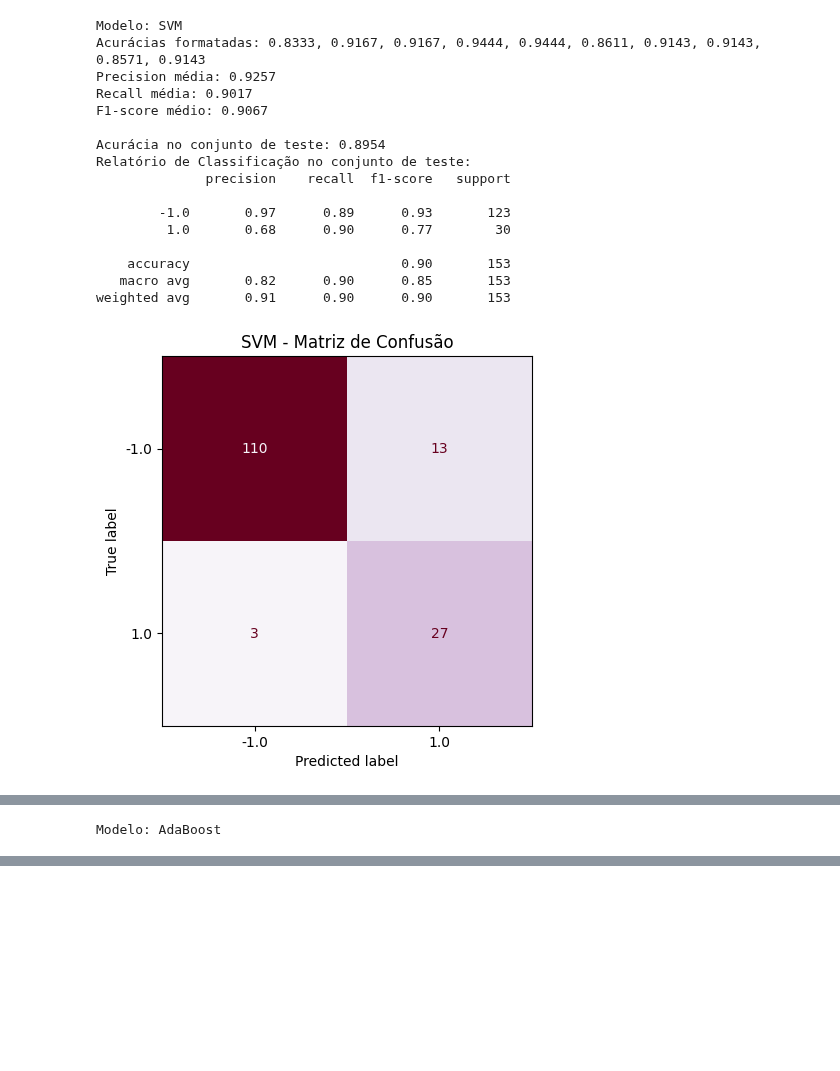
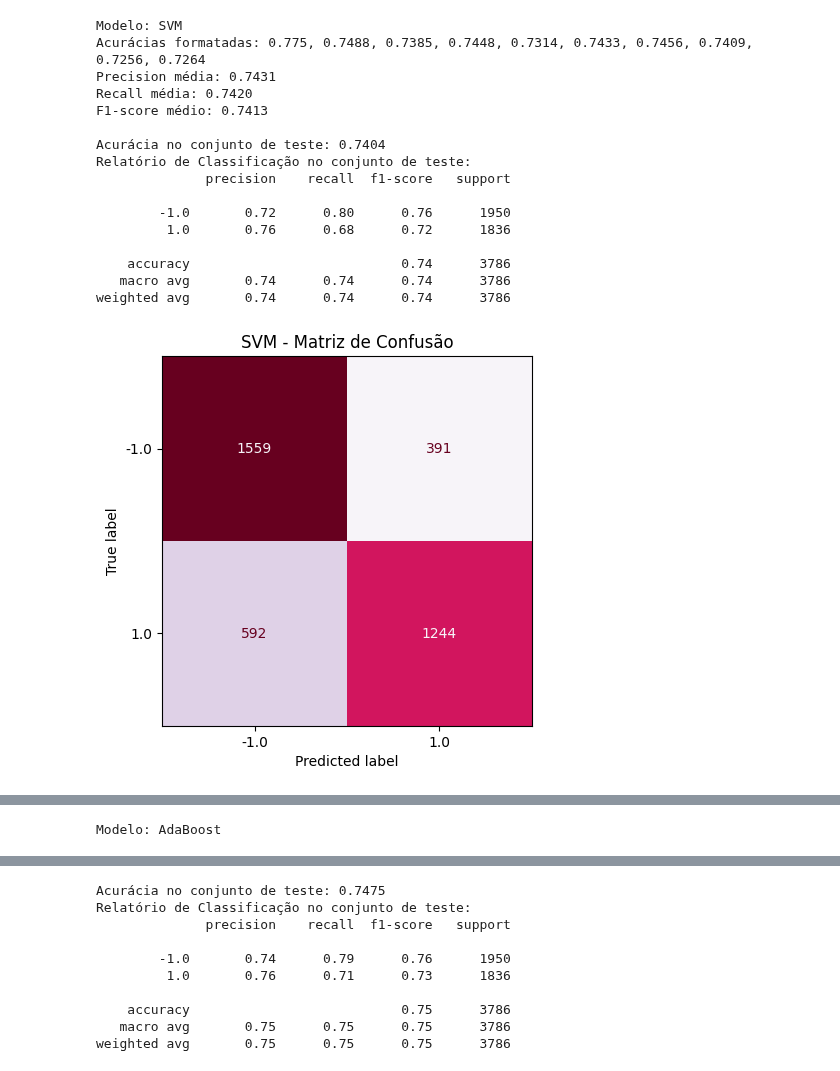
Before and after one commit to wanessabezerra/dataframe-bsi, a Jupyter notebook: dataframe-bsi/classificacaobase.ipynb, the cells around one changed output, grey strips where cells are left out. Saved outputs shown, nothing was run; the diff lists cells and outputs as text; code cells hidden in the pictures; blank space fills up the shorter version.

```diff
--- a/dataframe-bsi/classificacaobase.ipynb
+++ b/dataframe-bsi/classificacaobase.ipynb
@@ -19,11 +19,11 @@ import shap
 import joblib
 
 # Carregar os dados
-#df_dados = pd.read_csv('df_ORIGINAL_328.csv', sep=',')
-#df_dados = pd.read_csv('df_ORIGINAL_148.csv', sep=',')
-#df_dados = pd.read_csv('df_CONJUNTO_A.csv', sep=',')
-#df_dados = pd.read_csv('df_CONJUNTO_B.csv', sep=',')
-df_dados = pd.read_csv('df_CONJUNTO_C.csv', sep=',')
+#df= pd.read_csv('df_ORIGINAL_328.csv', sep=',')
+#df = pd.read_csv('df_ORIGINAL_148.csv', sep=',')
+df = pd.read_csv('df_CONJUNTO_A.csv', sep=',')
+#df = pd.read_csv('df_CONJUNTO_B.csv', sep=',')
+#df = pd.read_csv('df_CONJUNTO_C.csv', sep=',')
 
 # Substituir vírgulas por pontos em todas as colunas que podem conter números representados como strings
 df = df.replace(',', '.', regex=True)
@@ -37,28 +37,29 @@ scaler = StandardScaler()
 X_scaled = scaler.fit_transform(X)
 
 # Dividir os dados em conjunto de treinamento e teste
-X_train, X_test, y_train, y_test = train_test_split(X_scaled, y, test_size=0.3, random_state=95, stratify=y)
+X_train, X_test, y_train, y_test = train_test_split(X_scaled, y, test_size=0.3, random_state=42, stratify=y)
 
 # Configurar a validação cruzada estratificada com 10 pastas
-kf = StratifiedKFold(n_splits=10, shuffle=True, random_state=95)
+kf = StratifiedKFold(n_splits=10, shuffle=True, random_state=42)
 
 # Definir os classificadores
 classifiers = {
-    'Logistic Regression': LogisticRegression(random_state=95, max_iter=2000, solver='liblinear', C=1.0),
-    'SVM': SVC(probability=True, random_state=95, kernel='rbf'),
-    'Random Forest': RandomForestClassifier(random_state=95, n_estimators=100),
-    'AdaBoost': AdaBoostClassifier(random_state=95, n_estimators=100),
-    'Neural Network': MLPClassifier(random_state=95, max_iter=2000),
+    'Logistic Regression': LogisticRegression(random_state=42, max_iter=2000, solver='liblinear', C=1.0),
+    'SVM': SVC(probability=True, random_state=42, kernel='rbf'),
+    'Random Forest': RandomForestClassifier(random_state=42, n_estimators=100),
+    'AdaBoost': AdaBoostClassifier(random_state=42, n_estimators=100),
+    'Neural Network': MLPClassifier(random_state=42, max_iter=2000),
     'QDA': QuadraticDiscriminantAnalysis(),
-    'Gaussian Process': GaussianProcessClassifier(kernel=RBF(length_scale=1.0), random_state=95),
+    'Gaussian Process': GaussianProcessClassifier(kernel=RBF(length_scale=1.0), random_state=42),
     'KNN': KNeighborsClassifier(n_neighbors=5),
-    'Decision Tree': DecisionTreeClassifier(random_state=95),
+    'Decision Tree': DecisionTreeClassifier(random_state=42),
     'Naive Bayes': GaussianNB()
 }
 
 # Avaliar cada classificador
 results = {}
-base_results = {'sua_base': 'df_CONJUNTO_C', 'base_pca': 'PCA aplicada'}
+metrics_results = []
+base_results = {'sua_base': 'df_CONJUNTO_A', 'base': 'minha base'}
 
 for name, clf in classifiers.items():
     print(f"\nModelo: {name}")
@@ -66,8 +67,8 @@ for name, clf in classifiers.items():
     # Validação cruzada
     cv_results = cross_validate(
         clf,
-        X_train,
-        y_train,
+        X_scaled,
+        y,
         cv=kf,
         scoring=['accuracy', 'precision_weighted', 'recall_weighted', 'f1_weighted'],
         return_train_score=False
@@ -78,6 +79,14 @@ for name, clf in classifiers.items():
     print(f"Precision média: {cv_results['test_precision_weighted'].mean():.4f}")
     print(f"Recall média: {cv_results['test_recall_weighted'].mean():.4f}")
     print(f"F1-score médio: {cv_results['test_f1_weighted'].mean():.4f}")
+
+    metrics_results.append({
+    'Classifier Base 42': name,
+    'Mean Accuracy': round(cv_results['test_accuracy'].mean(), 4),
+    'Mean Precision': round(cv_results['test_precision_weighted'].mean(), 4),
+    'Mean Recall': round(cv_results['test_recall_weighted'].mean(), 4),
+    'Mean F1-score': round(cv_results['test_f1_weighted'].mean(), 4)
+    })
 
     # Treinar o modelo
     clf.fit(X_train, y_train)
@@ -116,6 +125,10 @@ for name, clf in classifiers.items():
 base_results_df = pd.DataFrame([base_results])
 base_results_df.to_csv('base_results.csv', mode='a', index=False, header=not pd.io.common.file_exists('base_results.csv'))
 
+# Salvar as métricas médias em um arquivo CSV
+metrics_df = pd.DataFrame(metrics_results)
+metrics_df.to_csv('metrics_results.csv', mode='a', index=False, header=not pd.io.common.file_exists('metrics_results.csv'))
+
 # Análise com SHAP para Logistic Regression como exemplo
 explainer = shap.LinearExplainer(classifiers['Logistic Regression'], X_train)
 shap_values = explainer.shap_values(X_test)
@@ -143,18 +156,18 @@ weighted avg       0.89      0.87      0.88       153
 Modelo: SVM
-Acurácias formatadas: 0.8333, 0.9167, 0.9167, 0.9444, 0.9444, 0.8611, 0.9143, 0.9143, 0.8571, 0.9143
-Precision média: 0.9257
-Recall média: 0.9017
-F1-score médio: 0.9067
+Acurácias formatadas: 0.775, 0.7488, 0.7385, 0.7448, 0.7314, 0.7433, 0.7456, 0.7409, 0.7256, 0.7264
+Precision média: 0.7431
+Recall média: 0.7420
+F1-score médio: 0.7413
 
-Acurácia no conjunto de teste: 0.8954
+Acurácia no conjunto de teste: 0.7404
 Relatório de Classificação no conjunto de teste:
               precision    recall  f1-score   support
 
-        -1.0       0.97      0.89      0.93       123
-         1.0       0.68      0.90      0.77        30
+        -1.0       0.72      0.80      0.76      1950
+         1.0       0.76      0.68      0.72      1836
 
-    accuracy                           0.90       153
-   macro avg       0.82      0.90      0.85       153
-weighted avg       0.91      0.90      0.90       153
+    accuracy                           0.74      3786
+   macro avg       0.74      0.74      0.74      3786
+weighted avg       0.74      0.74      0.74      3786
-[figure, old version]
+[figure, new version]
 Modelo: Random Forest
@@ -192,0 +195,10 @@ weighted avg       0.90      0.90      0.90       153
+Acurácia no conjunto de teste: 0.7475
+Relatório de Classificação no conjunto de teste:
+              precision    recall  f1-score   support
+
+        -1.0       0.74      0.79      0.76      1950
+         1.0       0.76      0.71      0.73      1836
+
+    accuracy                           0.75      3786
+   macro avg       0.75      0.75      0.75      3786
+weighted avg       0.75      0.75      0.75      3786
```
Also changed, not shown: parts of 1 cell of this notebook, 1 other file.
